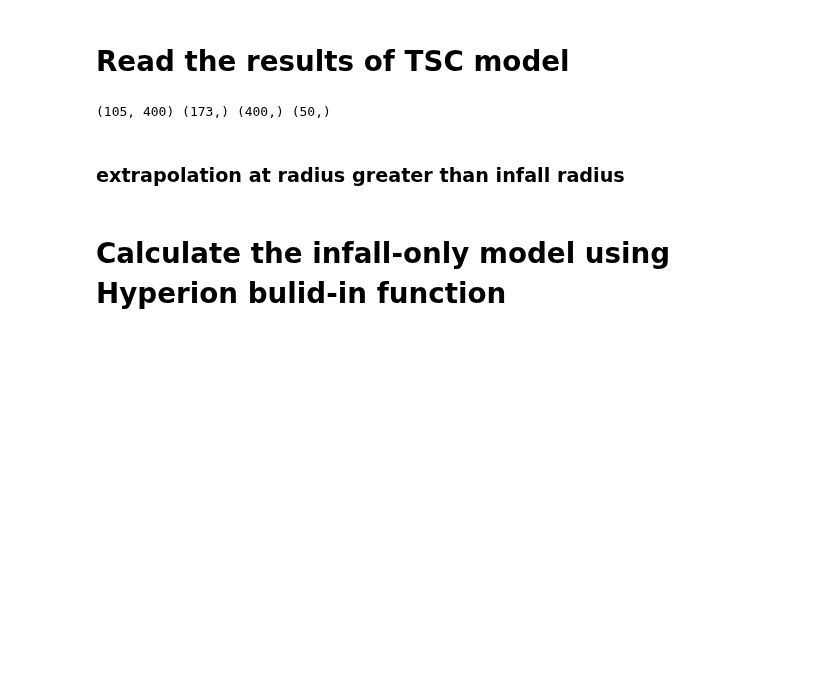
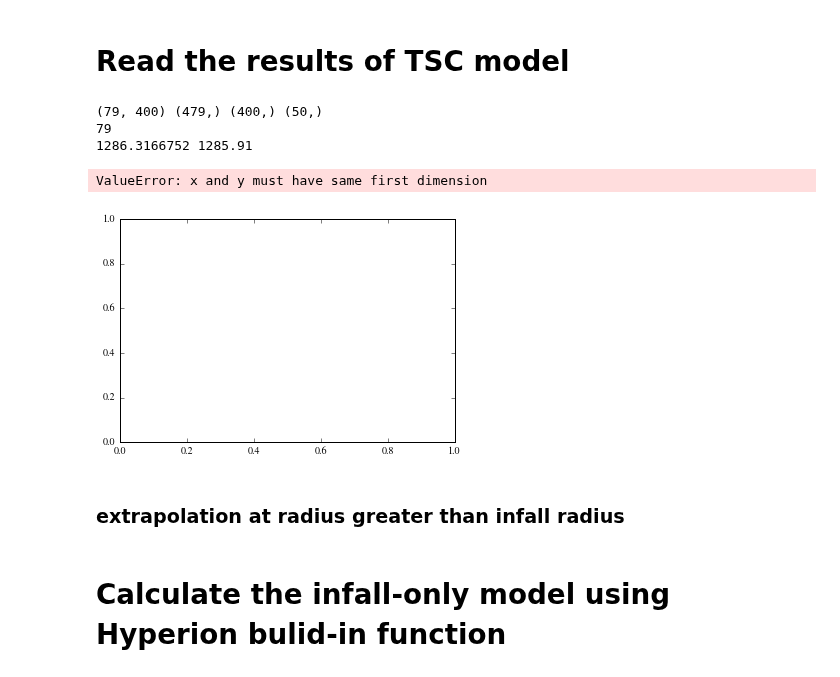
Before and after one commit to yaolun/misc, a Jupyter notebook: TSC/plot_tsc.ipynb, the cells around one changed output. Saved outputs shown, nothing was run; the diff lists cells and outputs as text; code cells hidden in the pictures; blank space fills up the shorter version.

```diff
--- a/TSC/plot_tsc.ipynb
+++ b/TSC/plot_tsc.ipynb
@@ -26,16 +26,16 @@ mh        = const.m_p.cgs.value + const.m_e.cgs.value
 
 # Variable setup
 #
-# parameter from cycle 7, model 46
-rstar     = 5 * RS
-tstar     = 4700.0
-R_env_max = 1.000000e+04 * AU
-R_env_min = 0.14 *AU             # the inner radius is fixed, 0.100364     * AU
-R_cen     = 8.111320e-01 * AU
-R_inf     = 2.082753e+03 * AU
+# parameter from cycle "controlled", model 85
+rstar     = 3 * RS
+tstar     = 6584.0
+R_env_max = 4.125300e+04 * AU
+R_env_min = 0.118 *AU             # the inner radius is fixed, 0.100364     * AU
+R_cen     = 7.050696e-01 * AU
+R_inf     = 1.285910e+03 * AU
 theta_cav = 20.0
-M_env_dot = 1.271306e-05 * MS/yr
-mstar     = 3.305397e-01 * MS
+M_env_dot = 2.896073e-05 * MS/yr
+mstar     = 3.533209e-01 * MS
 rin       = rstar
 rout      = R_env_max
 rout_mike = 9.756000e+03 * AU
@@ -85,8 +85,15 @@ rhoenv_tsc = np.genfromtxt('/Users/yaolun/test/rhoenv.dat').T
 rhoenv_tsc_mike = np.genfromtxt('rhoenv_mike.dat').T
 # %%
 print np.shape(rhoenv_tsc), np.shape(rc), np.shape(thetac), np.shape(phic)
+print np.where(rc >= R_inf)[0][0]
+print rc[79]/AU, R_inf/AU
+plt.plot(np.log10(rc), np.log10(rhoenv_tsc[:,0]))
 # %% [output]
-(105, 400) (173,) (400,) (50,)
+(79, 400) (479,) (400,) (50,)
+79
+1286.3166752 1285.91
+ValueError: x and y must have same first dimension
+[figure, added]
 # %% [markdown]
 ### extrapolation at radius greater than infall radius
 # %%
```
Also changed, not shown: 2 other files.
